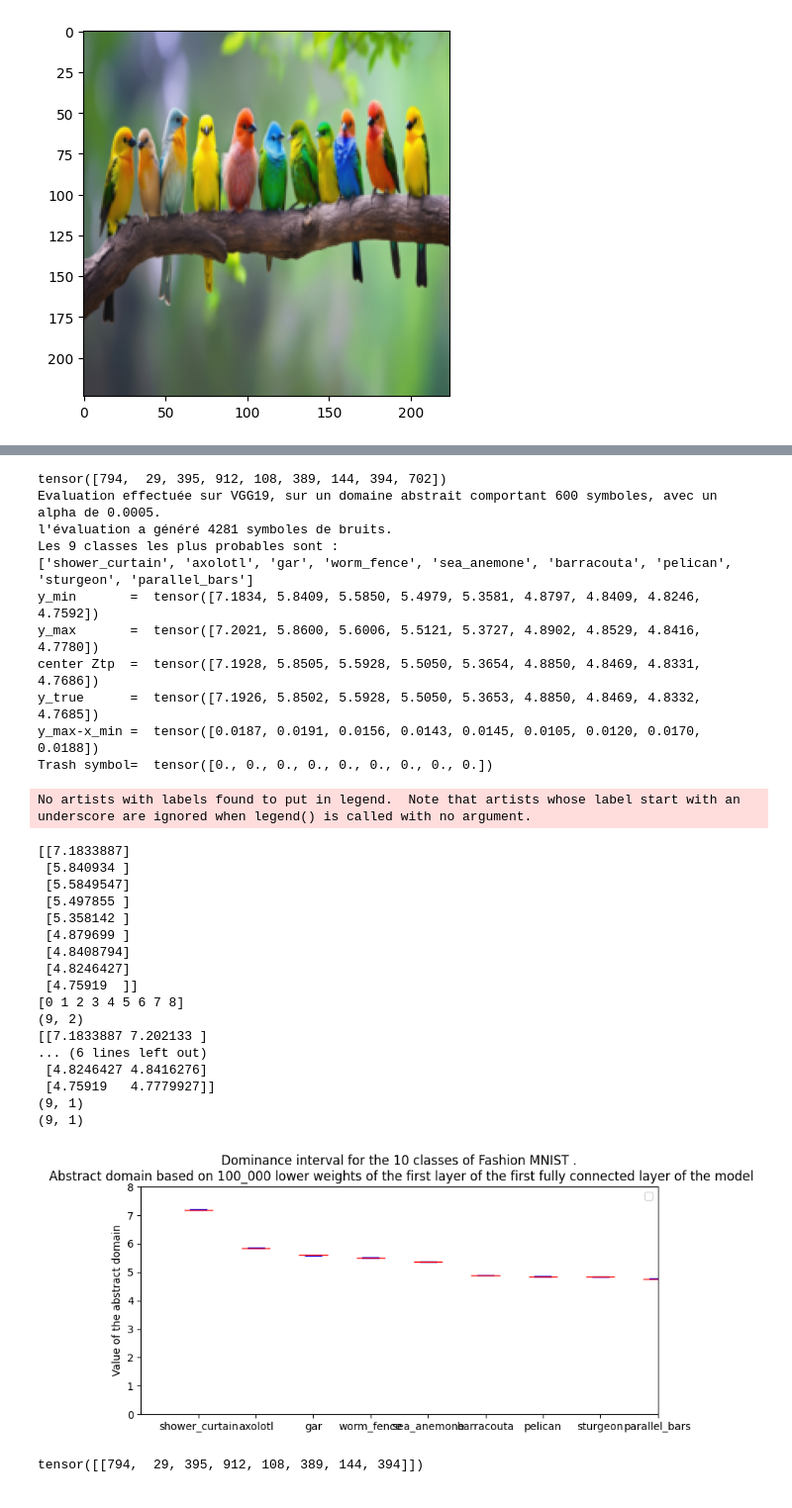
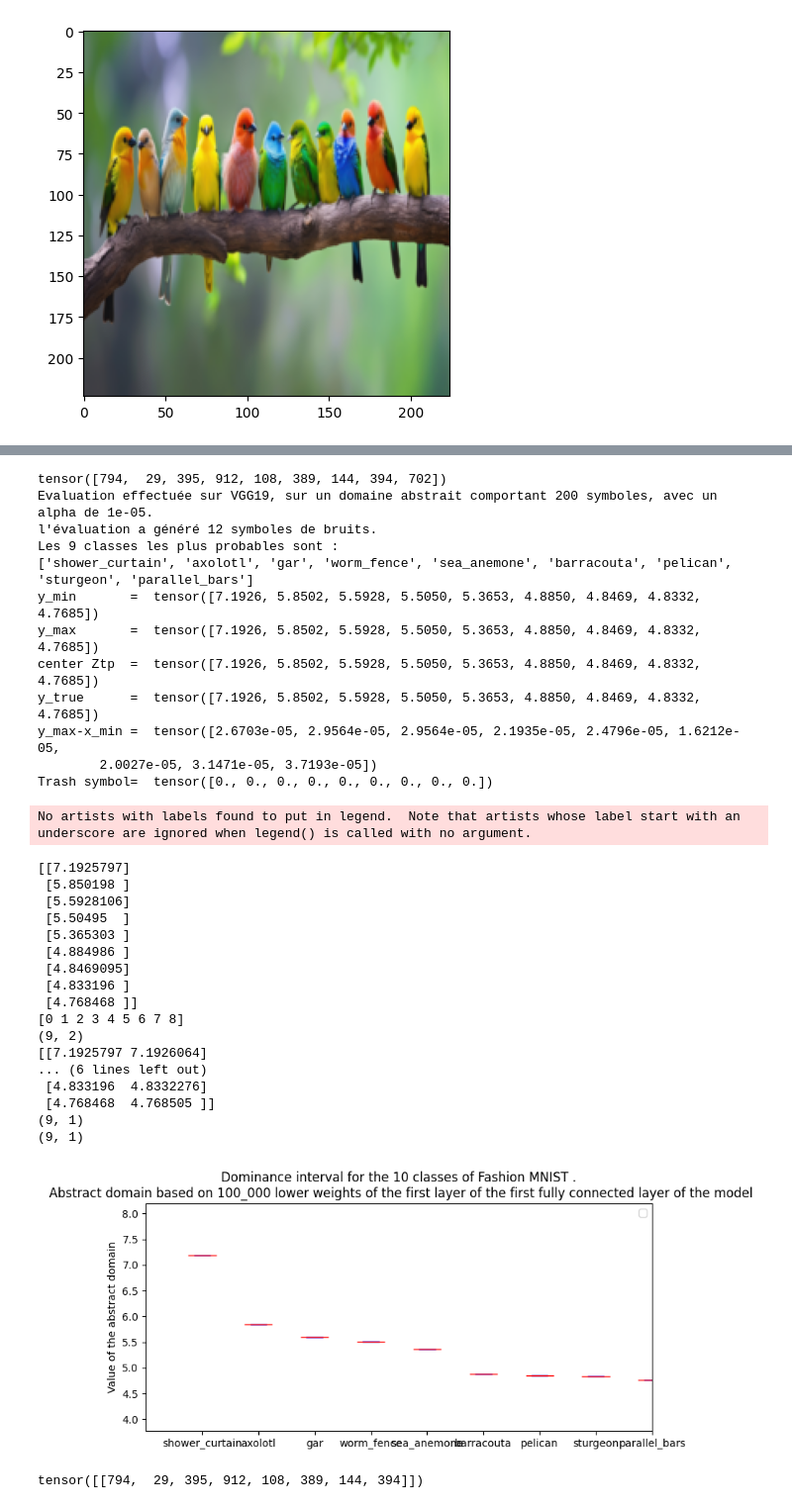
Before and after one commit to guillaume117/AbstractTorch, a Jupyter notebook: notebook/evaluateVGG.ipynb, the cells around one changed output, grey strips where cells are left out. Shown at 99% size. Drawn from its saved outputs; the diff is of its cells as text; code cells hidden in the pictures.

Commit message:
modification abstractModule, limitation de l'empreinte mémoire d'abstract RELU

```diff
--- a/notebook/evaluateVGG.ipynb
+++ b/notebook/evaluateVGG.ipynb
@@ -311,10 +320,12 @@ torch.Size([1, 3, 224, 224])
 # %%
-dim_abstract=600
-alpha_value = 0.0005
+dim_abstract=200
+alpha_value = 0.00001
 span =torch.max(image_tensor)-torch.min(image_tensor)
 print(f"span={span}")
 from abstract import abstractTensor as AT
 
 x=AT(image_tensor.squeeze(0),alpha=alpha_value*span*torch.ones(dim_abstract)).abstract_tensor()
+
+print(x.shape)
 # %% [output]
 span=0.9725490212440491
@@ -367,15 +379,16 @@ print(f"y_max-x_min =  {x_max[index]-x_min[index]}")
 print(f"Trash symbol=  {result[-1][index]}")
 # %% [output]
 tensor([794,  29, 395, 912, 108, 389, 144, 394, 702])
-Evaluation effectuée sur VGG19, sur un domaine abstrait comportant 600 symboles, avec un alpha de 0.0005.
-l'évaluation a généré 4281 symboles de bruits.
+Evaluation effectuée sur VGG19, sur un domaine abstrait comportant 200 symboles, avec un alpha de 1e-05.
+l'évaluation a généré 12 symboles de bruits.
 Les 9 classes les plus probables sont :
 ['shower_curtain', 'axolotl', 'gar', 'worm_fence', 'sea_anemone', 'barracouta', 'pelican', 'sturgeon', 'parallel_bars']
-y_min       =  tensor([7.1834, 5.8409, 5.5850, 5.4979, 5.3581, 4.8797, 4.8409, 4.8246, 4.7592])
-y_max       =  tensor([7.2021, 5.8600, 5.6006, 5.5121, 5.3727, 4.8902, 4.8529, 4.8416, 4.7780])
-center Ztp  =  tensor([7.1928, 5.8505, 5.5928, 5.5050, 5.3654, 4.8850, 4.8469, 4.8331, 4.7686])
+y_min       =  tensor([7.1926, 5.8502, 5.5928, 5.5050, 5.3653, 4.8850, 4.8469, 4.8332, 4.7685])
+y_max       =  tensor([7.1926, 5.8502, 5.5928, 5.5050, 5.3653, 4.8850, 4.8469, 4.8332, 4.7685])
+center Ztp  =  tensor([7.1926, 5.8502, 5.5928, 5.5050, 5.3653, 4.8850, 4.8469, 4.8332, 4.7685])
 y_true      =  tensor([7.1926, 5.8502, 5.5928, 5.5050, 5.3653, 4.8850, 4.8469, 4.8332, 4.7685])
-y_max-x_min =  tensor([0.0187, 0.0191, 0.0156, 0.0143, 0.0145, 0.0105, 0.0120, 0.0170, 0.0188])
+y_max-x_min =  tensor([2.6703e-05, 2.9564e-05, 2.9564e-05, 2.1935e-05, 2.4796e-05, 1.6212e-05,
+        2.0027e-05, 3.1471e-05, 3.7193e-05])
 Trash symbol=  tensor([0., 0., 0., 0., 0., 0., 0., 0., 0.])
 # %%
 
@@ -392,48 +405,48 @@ Trash_symbol=  np.array(result[-1][index])
 print(y_min)
 
 
 
 x = np.arange(len(y_min))
 print(x)
 D =np.stack((y_min,y_max),axis=1).reshape(-1,2)
 print(D.shape)
 print(D)
 
 print(center_Ztp.shape)
 print(y_true.shape)
 # plot:
 
 fig,ax = plt.subplots(1, 1, figsize=(8,4), tight_layout=True)
 ax.eventplot(D, orientation="vertical", linewidth=1,color='blue',linelengths=0.3)
-ax.eventplot(y_true, orientation="vertical", linewidth=0.50,color='green',linelengths=0.4)
+ax.eventplot(y_true, orientation="vertical", linewidth=0.5,color='green',linelengths=0.4)
 ax.eventplot(center_Ztp, orientation="vertical", linewidth=1,color='red',linelengths=0.5)
 
 ax.set(xlim=(-1, 8),xticks=x,xticklabels=labels,
-       ylim=(0, 8))
+       ylim=(np.min(D)-1, np.max(D)+1))
 plt.ylabel("Value of the abstract domain")
 plt.title("Dominance interval for the 10 classes of Fashion MNIST .\n Abstract domain based on 100_000 lower weights of the first layer of the first fully connected layer of the model")
 plt.legend()
 plt.show()
 # %% [output]
 No artists with labels found to put in legend.  Note that artists whose label start with an underscore are ignored when legend() is called with no argument.
-[[7.1833887]
- [5.840934 ]
- [5.5849547]
- [5.497855 ]
- [5.358142 ]
- [4.879699 ]
- [4.8408794]
- [4.8246427]
- [4.75919  ]]
+[[7.1925797]
+ [5.850198 ]
+ [5.5928106]
+ [5.50495  ]
+ [5.365303 ]
+ [4.884986 ]
+ [4.8469095]
+ [4.833196 ]
+ [4.768468 ]]
 [0 1 2 3 4 5 6 7 8]
 (9, 2)
-[[7.1833887 7.202133 ]
+[[7.1925797 7.1926064]
 ... (6 lines left out)
- [4.8246427 4.8416276]
- [4.75919   4.7779927]]
+ [4.833196  4.8332276]
+ [4.768468  4.768505 ]]
 (9, 1)
 (9, 1)
-[figure, old version]
+[figure, new version]
 # %%
 model.eval()
 res =model(image_tensor)
```
Also changed, not shown: parts of 5 cells of this notebook, 3 other files.
